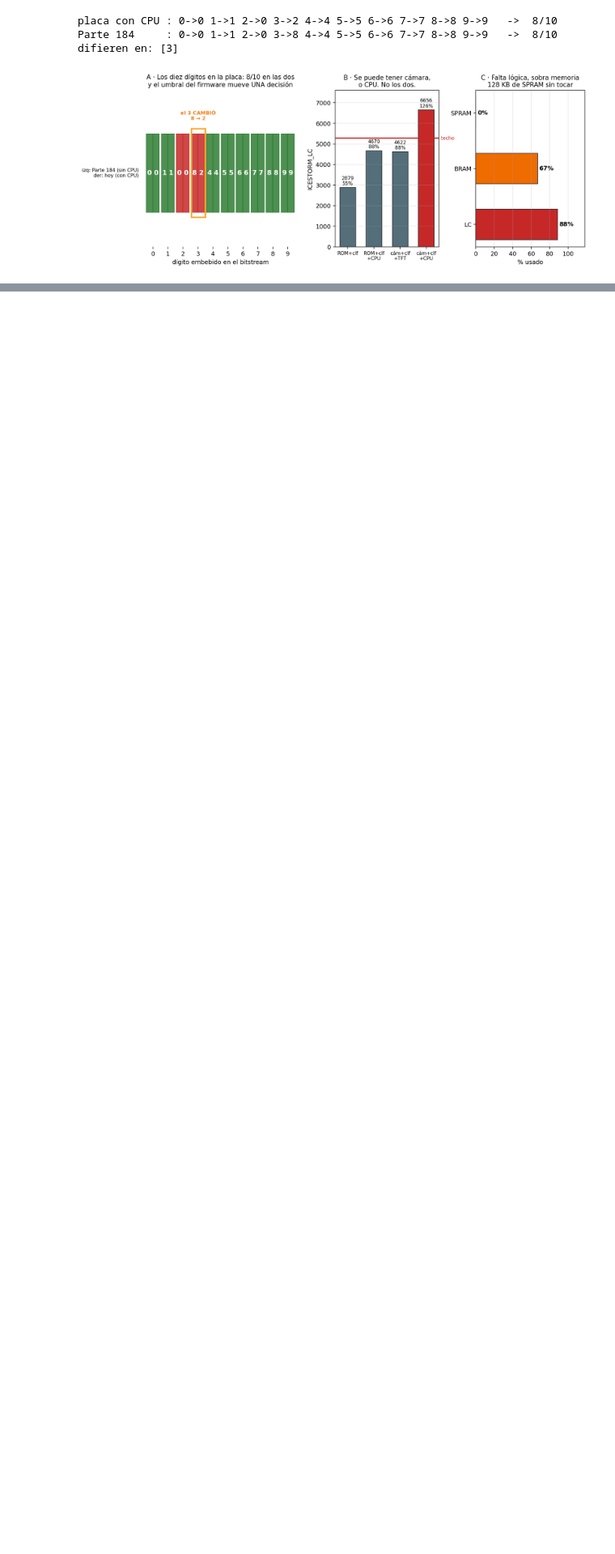
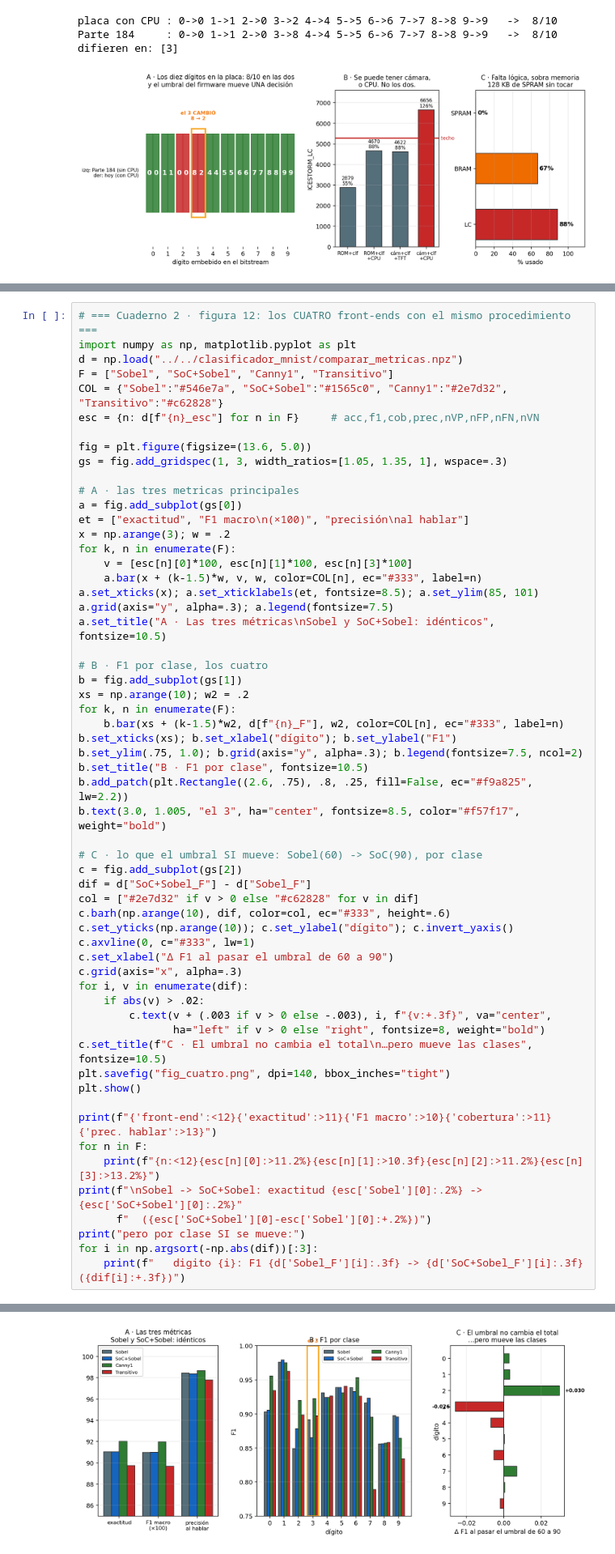
Before and after one commit to VictorMartinez89/tty_project_filter, a Jupyter notebook: conda/TTY_Filter_Sobel/TTY_Filter_Sobel2.ipynb, the cells around one changed output, grey strips where cells are left out. Shown at 81% size. Drawn from its saved outputs; the diff is of its cells as text; blank space fills up the shorter version.

```diff
--- a/conda/TTY_Filter_Sobel/TTY_Filter_Sobel2.ipynb
+++ b/conda/TTY_Filter_Sobel/TTY_Filter_Sobel2.ipynb
@@ -2047,0 +2149,59 @@ difieren en: [3]
+# %%
+# === Cuaderno 2 · figura 12: los CUATRO front-ends con el mismo procedimiento ===
+import numpy as np, matplotlib.pyplot as plt
+d = np.load("../../clasificador_mnist/comparar_metricas.npz")
+F = ["Sobel", "SoC+Sobel", "Canny1", "Transitivo"]
+COL = {"Sobel":"#546e7a", "SoC+Sobel":"#1565c0", "Canny1":"#2e7d32", "Transitivo":"#c62828"}
+esc = {n: d[f"{n}_esc"] for n in F}     # acc,f1,cob,prec,nVP,nFP,nFN,nVN
+
+fig = plt.figure(figsize=(13.6, 5.0))
+gs = fig.add_gridspec(1, 3, width_ratios=[1.05, 1.35, 1], wspace=.3)
+
+# A · las tres metricas principales
+a = fig.add_subplot(gs[0])
+et = ["exactitud", "F1 macro\n(×100)", "precisión\nal hablar"]
+x = np.arange(3); w = .2
+for k, n in enumerate(F):
+    v = [esc[n][0]*100, esc[n][1]*100, esc[n][3]*100]
+    a.bar(x + (k-1.5)*w, v, w, color=COL[n], ec="#333", label=n)
+a.set_xticks(x); a.set_xticklabels(et, fontsize=8.5); a.set_ylim(85, 101)
+a.grid(axis="y", alpha=.3); a.legend(fontsize=7.5)
+a.set_title("A · Las tres métricas\nSobel y SoC+Sobel: idénticos", fontsize=10.5)
+
+# B · F1 por clase, los cuatro
+b = fig.add_subplot(gs[1])
+xs = np.arange(10); w2 = .2
+for k, n in enumerate(F):
+    b.bar(xs + (k-1.5)*w2, d[f"{n}_F"], w2, color=COL[n], ec="#333", label=n)
+b.set_xticks(xs); b.set_xlabel("dígito"); b.set_ylabel("F1")
+b.set_ylim(.75, 1.0); b.grid(axis="y", alpha=.3); b.legend(fontsize=7.5, ncol=2)
+b.set_title("B · F1 por clase", fontsize=10.5)
+b.add_patch(plt.Rectangle((2.6, .75), .8, .25, fill=False, ec="#f9a825", lw=2.2))
+b.text(3.0, 1.005, "el 3", ha="center", fontsize=8.5, color="#f57f17", weight="bold")
+
+# C · lo que el umbral SI mueve: Sobel(60) -> SoC(90), por clase
+c = fig.add_subplot(gs[2])
+dif = d["SoC+Sobel_F"] - d["Sobel_F"]
+col = ["#2e7d32" if v > 0 else "#c62828" for v in dif]
+c.barh(np.arange(10), dif, color=col, ec="#333", height=.6)
+c.set_yticks(np.arange(10)); c.set_ylabel("dígito"); c.invert_yaxis()
+c.axvline(0, c="#333", lw=1)
+c.set_xlabel("Δ F1 al pasar el umbral de 60 a 90")
+c.grid(axis="x", alpha=.3)
+for i, v in enumerate(dif):
+    if abs(v) > .02:
+        c.text(v + (.003 if v > 0 else -.003), i, f"{v:+.3f}", va="center",
+               ha="left" if v > 0 else "right", fontsize=8, weight="bold")
+c.set_title(f"C · El umbral no cambia el total\n…pero mueve las clases", fontsize=10.5)
+plt.savefig("fig_cuatro.png", dpi=140, bbox_inches="tight")
+plt.show()
+
+print(f"{'front-end':<12}{'exactitud':>11}{'F1 macro':>10}{'cobertura':>11}{'prec. hablar':>13}")
+for n in F:
+    print(f"{n:<12}{esc[n][0]:>11.2%}{esc[n][1]:>10.3f}{esc[n][2]:>11.2%}{esc[n][3]:>13.2%}")
+print(f"\nSobel -> SoC+Sobel: exactitud {esc['Sobel'][0]:.2%} -> {esc['SoC+Sobel'][0]:.2%}"
+      f"  ({esc['SoC+Sobel'][0]-esc['Sobel'][0]:+.2%})")
+print("pero por clase SI se mueve:")
+for i in np.argsort(-np.abs(dif))[:3]:
+    print(f"   digito {i}: F1 {d['Sobel_F'][i]:.3f} -> {d['SoC+Sobel_F'][i]:.3f}  ({dif[i]:+.3f})")
+# %% [output]
@@ -2047,0 +2219 @@ difieren en: [3]
+[figure, added]
```
Also changed, not shown: parts of 3 cells of this notebook, 4 other files.
